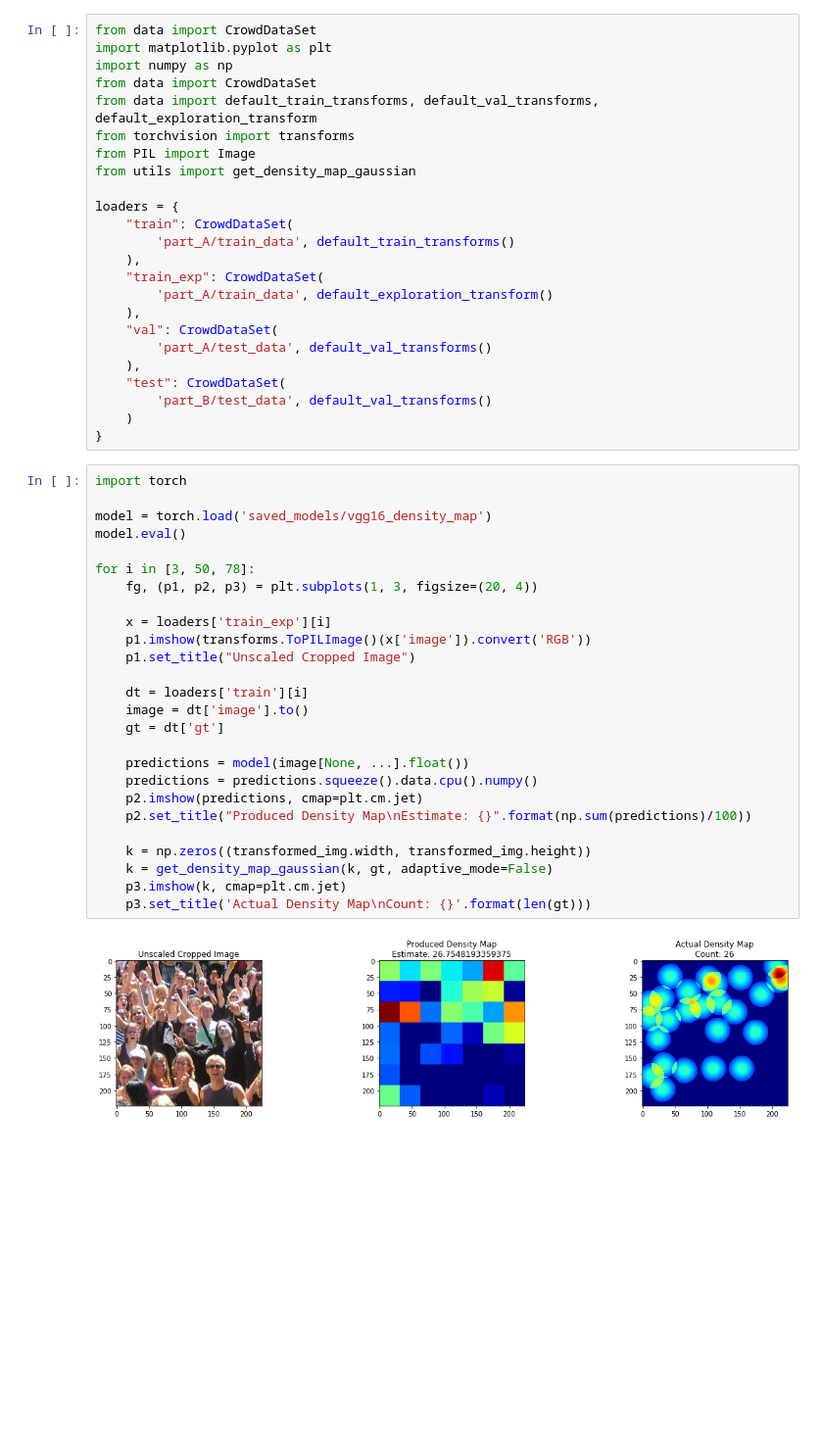
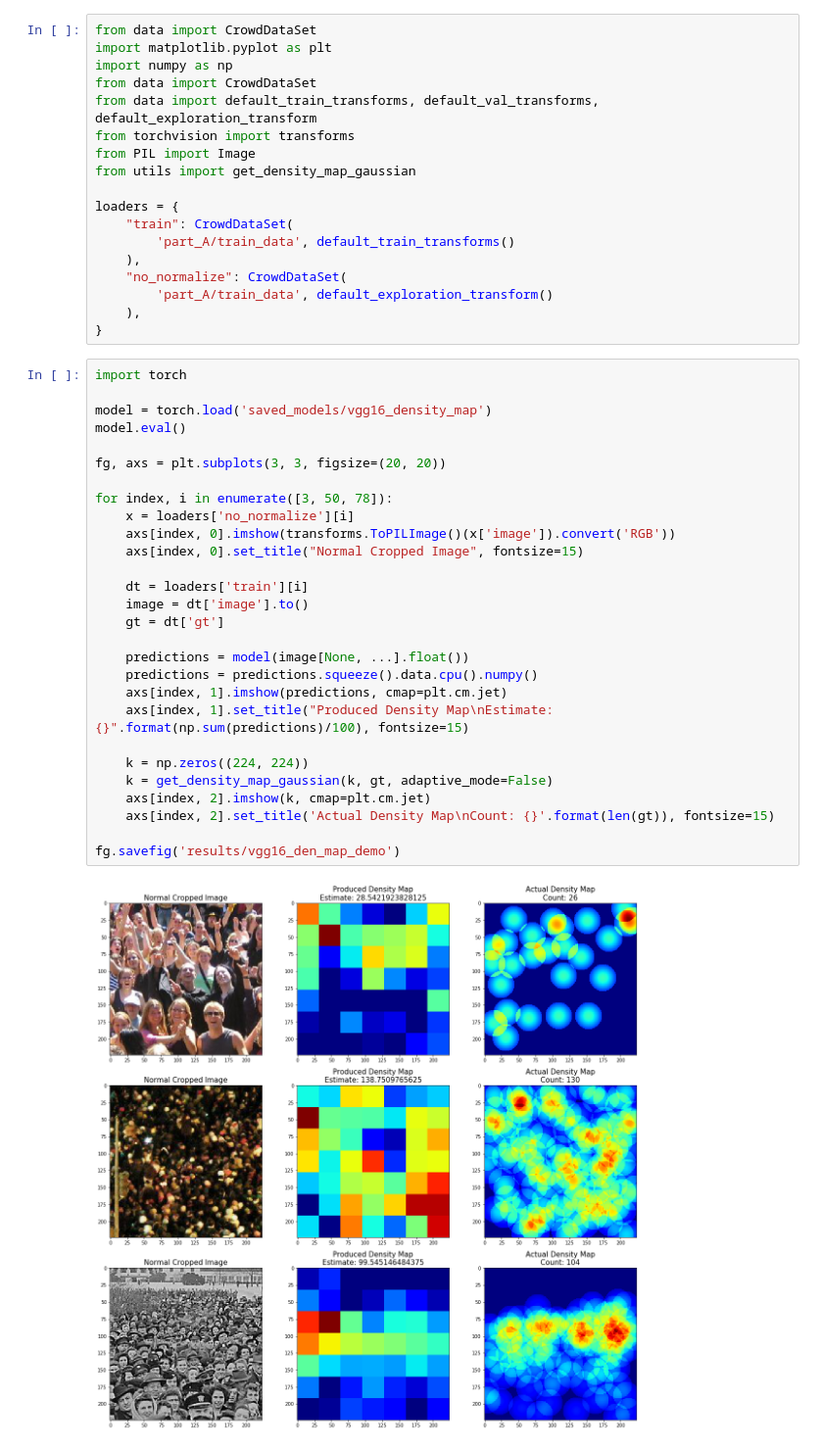
Before and after one commit to stanleykywu/covid-19-crowd-counting, a Jupyter notebook: EvaluateModels.ipynb, the cells around one changed output. Shown at 98% size. Cells and saved outputs as stored; diff of their text form; blank space fills up the shorter version.

Commit message:
run density map demo

```diff
--- a/EvaluateModels.ipynb
+++ b/EvaluateModels.ipynb
@@ -12,41 +12,37 @@ loaders = {
     "train": CrowdDataSet(
         'part_A/train_data', default_train_transforms()
     ),
-    "train_exp": CrowdDataSet(
+    "no_normalize": CrowdDataSet(
         'part_A/train_data', default_exploration_transform()
     ),
-    "val": CrowdDataSet(
-        'part_A/test_data', default_val_transforms()
-    ),
-    "test": CrowdDataSet(
-        'part_B/test_data', default_val_transforms()
-    )
 }
 # %%
 import torch
 
 model = torch.load('saved_models/vgg16_density_map')
 model.eval()
 
-for i in [3, 50, 78]:
-    fg, (p1, p2, p3) = plt.subplots(1, 3, figsize=(20, 4))
+fg, axs = plt.subplots(3, 3, figsize=(20, 20))
 
-    x = loaders['train_exp'][i]
-    p1.imshow(transforms.ToPILImage()(x['image']).convert('RGB'))
-    p1.set_title("Unscaled Cropped Image")
+for index, i in enumerate([3, 50, 78]):
+    x = loaders['no_normalize'][i]
+    axs[index, 0].imshow(transforms.ToPILImage()(x['image']).convert('RGB'))
+    axs[index, 0].set_title("Normal Cropped Image", fontsize=15)
 
     dt = loaders['train'][i]
     image = dt['image'].to()
     gt = dt['gt']
 
     predictions = model(image[None, ...].float())
     predictions = predictions.squeeze().data.cpu().numpy()
-    p2.imshow(predictions, cmap=plt.cm.jet)
-    p2.set_title("Produced Density Map\nEstimate: {}".format(np.sum(predictions)/100))
+    axs[index, 1].imshow(predictions, cmap=plt.cm.jet)
+    axs[index, 1].set_title("Produced Density Map\nEstimate: {}".format(np.sum(predictions)/100), fontsize=15)
 
-    k = np.zeros((transformed_img.width, transformed_img.height))
+    k = np.zeros((224, 224))
     k = get_density_map_gaussian(k, gt, adaptive_mode=False)
-    p3.imshow(k, cmap=plt.cm.jet)
-    p3.set_title('Actual Density Map\nCount: {}'.format(len(gt)))
+    axs[index, 2].imshow(k, cmap=plt.cm.jet)
+    axs[index, 2].set_title('Actual Density Map\nCount: {}'.format(len(gt)), fontsize=15)
+
+fg.savefig('results/vgg16_den_map_demo')
 # %% [output]
-[figure, old version]
+[figure, new version]
```
Also changed, not shown: parts of 1 cell of this notebook, 2 other files.
